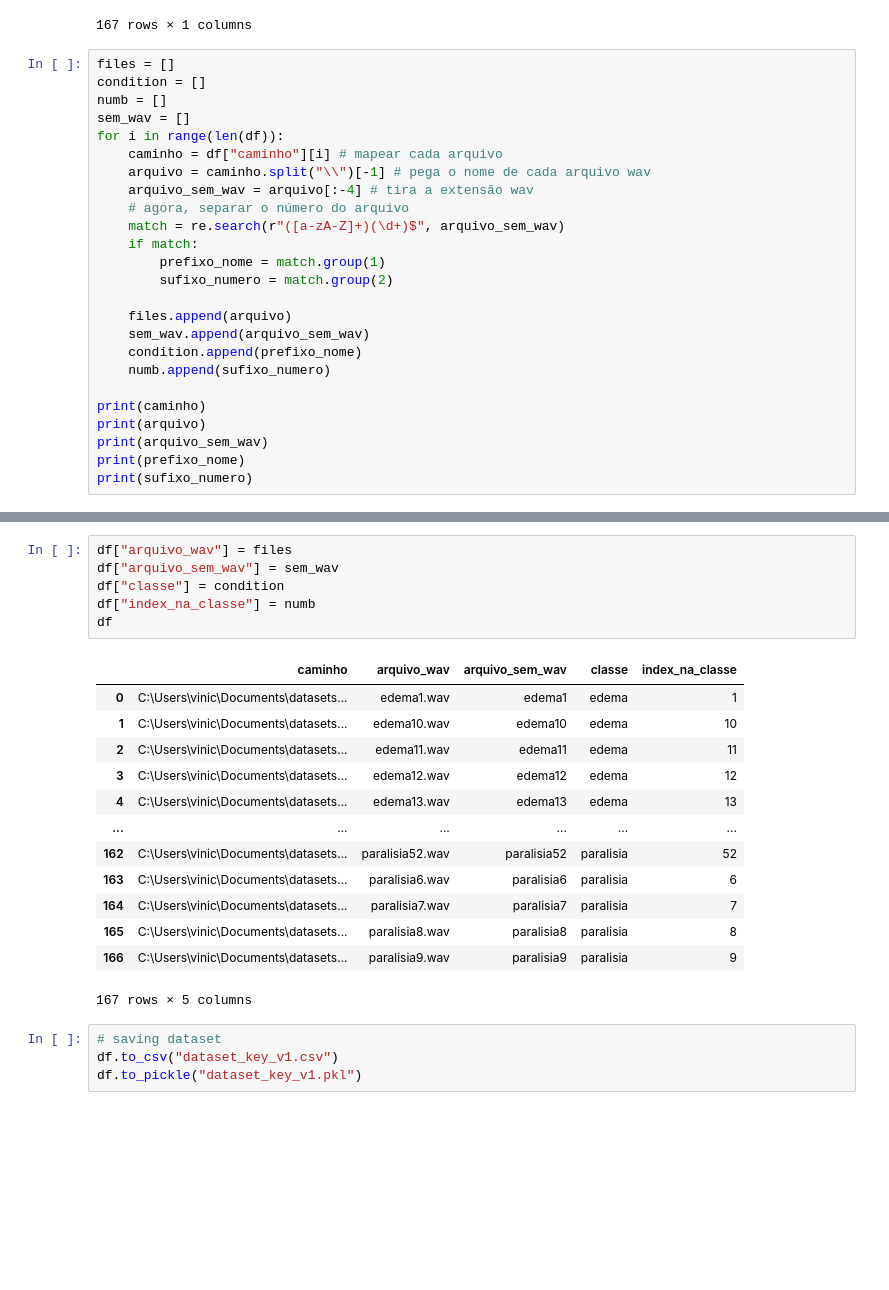
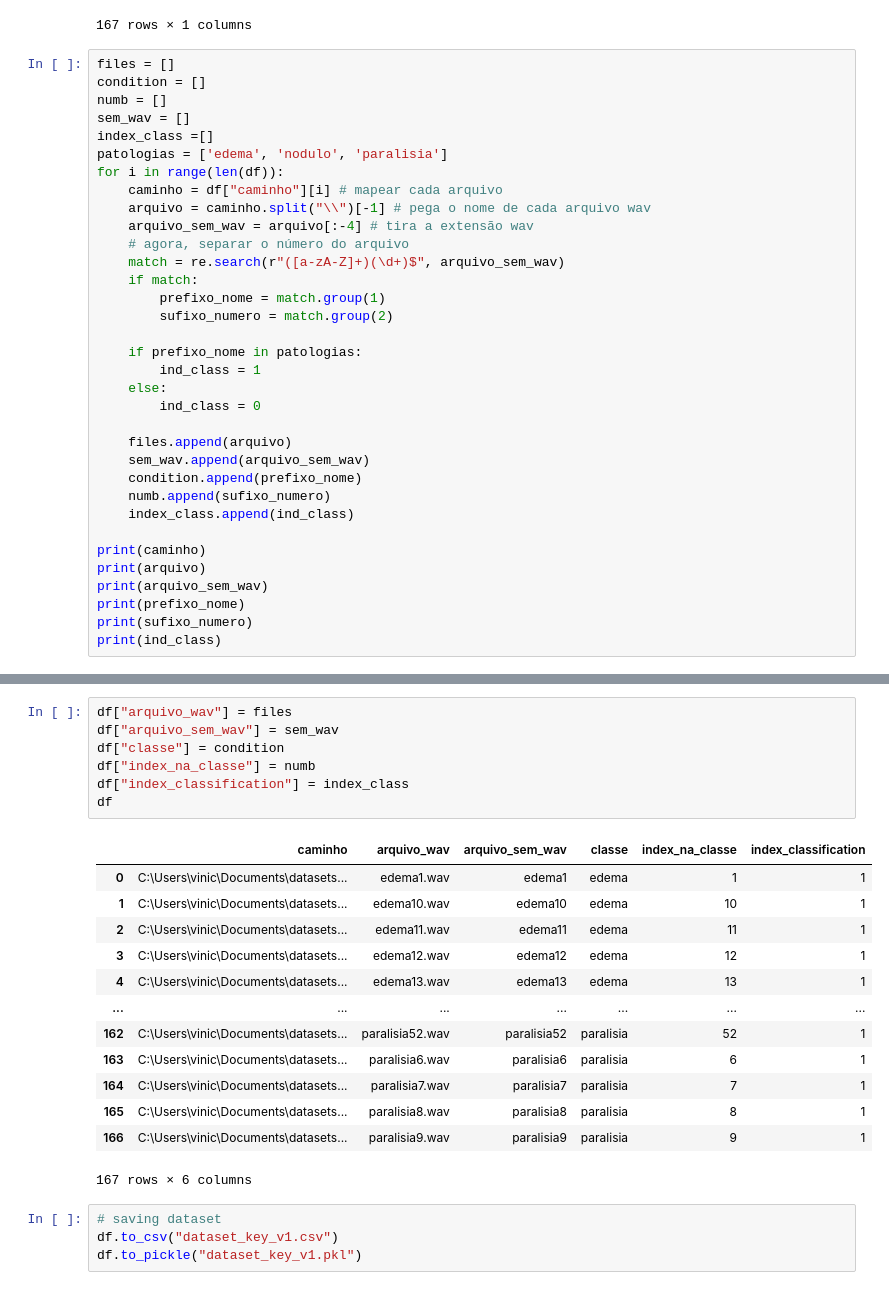
Before and after one commit to viniciusjdvieira/proj-arquit, a Jupyter notebook: note1-load-dataset.ipynb, the cells around one changed output, grey strips where cells are left out. Drawn from its saved outputs; the diff is of its cells as text; blank space fills up the shorter version.

```diff
--- a/note1-load-dataset.ipynb
+++ b/note1-load-dataset.ipynb
@@ -82,6 +82,8 @@ files = []
 condition = []
 numb = []
 sem_wav = []
+index_class =[]
+patologias = ['edema', 'nodulo', 'paralisia']
 for i in range(len(df)):
     caminho = df["caminho"][i] # mapear cada arquivo
     arquivo = caminho.split("\\")[-1] # pega o nome de cada arquivo wav
@@ -92,16 +94,23 @@ for i in range(len(df)):
         prefixo_nome = match.group(1)
         sufixo_numero = match.group(2)
 
+    if prefixo_nome in patologias:
+        ind_class = 1
+    else:
+        ind_class = 0
+
     files.append(arquivo)
     sem_wav.append(arquivo_sem_wav)
     condition.append(prefixo_nome)
     numb.append(sufixo_numero)
+    index_class.append(ind_class)
 
 print(caminho)
 print(arquivo)
 print(arquivo_sem_wav)
 print(prefixo_nome)
 print(sufixo_numero)
+print(ind_class)
 # %% [output]
 C:\Users\vinic\Documents\datasets\sinais_renomeados_kay\Paralisia\paralisia9.wav
 paralisia9.wav
@@ -111,23 +121,24 @@ paralisia
 # %%
 df["arquivo_wav"] = files
 df["arquivo_sem_wav"] = sem_wav
 df["classe"] = condition
 df["index_na_classe"] = numb
+df["index_classification"] = index_class
 df
 # %% [output]
-|  | caminho | arquivo_wav | arquivo_sem_wav | classe | index_na_classe |
-| 0 | C:\Users\vinic\Documents\datasets... | edema1.wav | edema1 | edema | 1 |
-| 1 | C:\Users\vinic\Documents\datasets... | edema10.wav | edema10 | edema | 10 |
-| 2 | C:\Users\vinic\Documents\datasets... | edema11.wav | edema11 | edema | 11 |
-| 3 | C:\Users\vinic\Documents\datasets... | edema12.wav | edema12 | edema | 12 |
-| 4 | C:\Users\vinic\Documents\datasets... | edema13.wav | edema13 | edema | 13 |
-| ... | ... | ... | ... | ... | ... |
-| 162 | C:\Users\vinic\Documents\datasets... | paralisia52.wav | paralisia52 | paralisia | 52 |
-| 163 | C:\Users\vinic\Documents\datasets... | paralisia6.wav | paralisia6 | paralisia | 6 |
-| 164 | C:\Users\vinic\Documents\datasets... | paralisia7.wav | paralisia7 | paralisia | 7 |
-| 165 | C:\Users\vinic\Documents\datasets... | paralisia8.wav | paralisia8 | paralisia | 8 |
-| 166 | C:\Users\vinic\Documents\datasets... | paralisia9.wav | paralisia9 | paralisia | 9 |
+|  | caminho | arquivo_wav | arquivo_sem_wav | classe | index_na_classe | index_classification |
+| 0 | C:\Users\vinic\Documents\datasets... | edema1.wav | edema1 | edema | 1 | 1 |
+| 1 | C:\Users\vinic\Documents\datasets... | edema10.wav | edema10 | edema | 10 | 1 |
+| 2 | C:\Users\vinic\Documents\datasets... | edema11.wav | edema11 | edema | 11 | 1 |
+| 3 | C:\Users\vinic\Documents\datasets... | edema12.wav | edema12 | edema | 12 | 1 |
+| 4 | C:\Users\vinic\Documents\datasets... | edema13.wav | edema13 | edema | 13 | 1 |
+| ... | ... | ... | ... | ... | ... | ... |
+| 162 | C:\Users\vinic\Documents\datasets... | paralisia52.wav | paralisia52 | paralisia | 52 | 1 |
+| 163 | C:\Users\vinic\Documents\datasets... | paralisia6.wav | paralisia6 | paralisia | 6 | 1 |
+| 164 | C:\Users\vinic\Documents\datasets... | paralisia7.wav | paralisia7 | paralisia | 7 | 1 |
+| 165 | C:\Users\vinic\Documents\datasets... | paralisia8.wav | paralisia8 | paralisia | 8 | 1 |
+| 166 | C:\Users\vinic\Documents\datasets... | paralisia9.wav | paralisia9 | paralisia | 9 | 1 |
-167 rows × 5 columns
+167 rows × 6 columns
 # %%
 # saving dataset
 df.to_csv("dataset_key_v1.csv")
```
Also changed, not shown: parts of 1 cell of this notebook, 8 other files.
